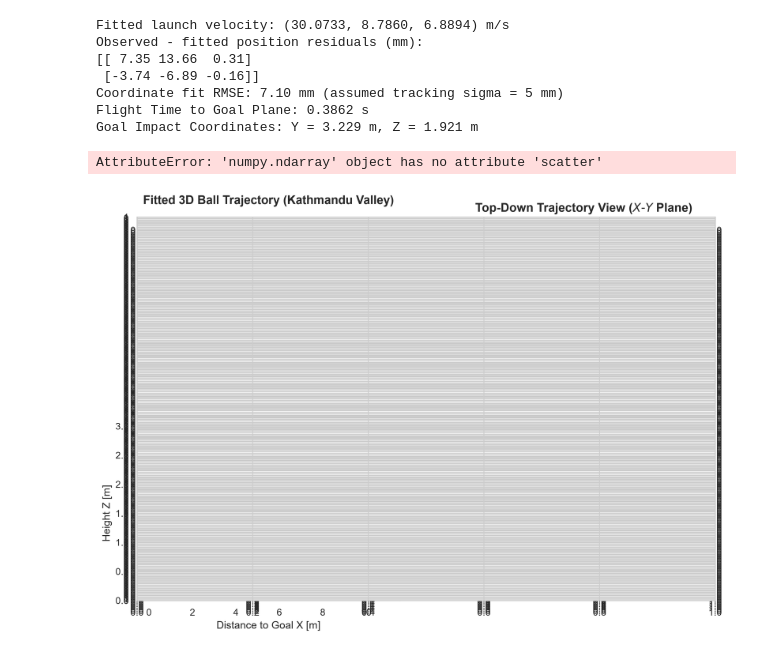
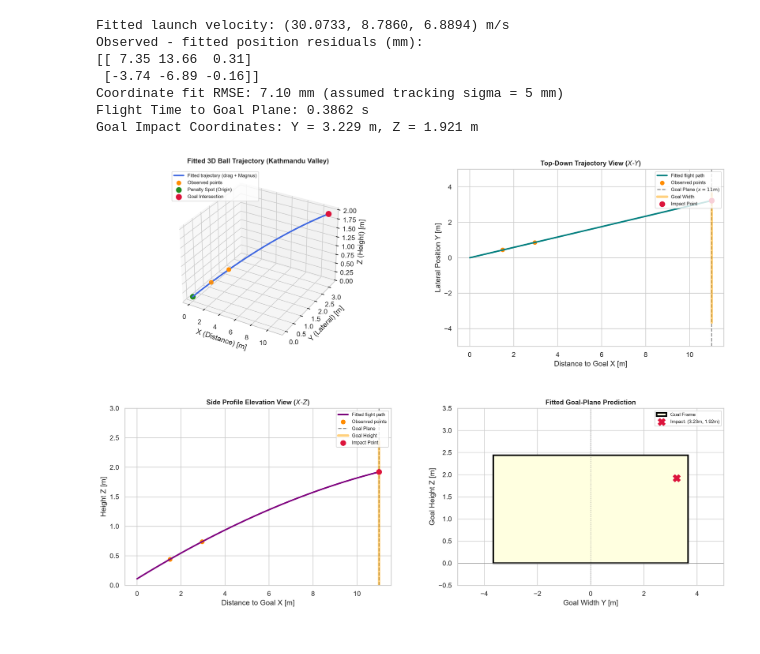
Before and after one commit to Zombizzzzzzz/UndergradPhysicsComp2026, a Jupyter notebook: upc2_masterODEeqn.ipynb, the cells around one changed output. Saved outputs shown, nothing was run; the diff lists cells and outputs as text; code cells hidden in the pictures.

```diff
--- a/upc2_masterODEeqn.ipynb
+++ b/upc2_masterODEeqn.ipynb
@@ -148,66 +148,71 @@ Coordinate fit RMSE: 7.10 mm (assumed tracking sigma = 5 mm)
 Flight Time to Goal Plane: 0.3862 s
 Goal Impact Coordinates: Y = 3.229 m, Z = 1.921 m
 # %%
-fig = plt.figure(figsize=(12, 8))
 
+
+# 1. Increased figure width and height for a 2x2 grid
+fig = plt.figure(figsize=(15, 11))
+
+# --- Subplot 1: 3D Trajectory ---
 ax1 = fig.add_subplot(221, projection='3d')
-
-ax1.plot(x_traj, y_traj, z_traj, label='Fitted trajectory (drag + assumed Magnus)', color='royalblue', lw=2.5)
-ax1.scatter([r1[0], r2[0]], [r1[1], r2[1]], [r1[2], r2[2]], color='darkorange', s=45, label='Observed tracking points')
+ax1.plot(x_traj, y_traj, z_traj, label='Fitted trajectory (drag + Magnus)', color='royalblue', lw=2.5)
+ax1.scatter([r1[0], r2[0]], [r1[1], r2[1]], [r1[2], r2[2]], color='darkorange', s=45, label='Observed points')
 ax1.scatter([0], [0], [0.11], color='forestgreen', s=70, label='Penalty Spot (Origin)')
 ax1.scatter([11.0], [final_y], [final_z], color='crimson', s=80, label='Goal Intersection')
 
-ax1.set_title("Fitted 3D Ball Trajectory (Kathmandu Valley)", fontsize=14, fontweight='bold', pad=15)
-ax1.set_xlabel("X (Distance to Goal) [m]")
-ax1.set_ylabel("Y (Lateral Deflection) [m]")
+ax1.set_title("Fitted 3D Ball Trajectory (Kathmandu Valley)", fontsize=11, fontweight='bold', pad=10)
+ax1.set_xlabel("X (Distance) [m]")
+ax1.set_ylabel("Y (Lateral) [m]")
 ax1.set_zlabel("Z (Height) [m]")
-ax1.legend(loc='upper left', frameon=True)
+ax1.legend(loc='upper left', frameon=True, fontsize=8)
 
+# --- Subplot 2: Top-Down X-Y Plane ---
 ax2 = fig.add_subplot(222)
-
-ax2.plot(x_traj, y_traj, color='teal', lw=2.5, label='Fitted flight path (drag + assumed Magnus)')
-ax2.scatter([r1[0], r2[0]], [r1[1], r2[1]], color='darkorange', s=45, label='Observed tracking points')
+ax2.plot(x_traj, y_traj, color='teal', lw=2.5, label='Fitted flight path')
+ax2.scatter([r1[0], r2[0]], [r1[1], r2[1]], color='darkorange', s=40, label='Observed points')
 ax2.axvline(11.0, color='gray', linestyle='--', label='Goal Plane ($x=11\\text{m}$)')
-ax2.plot([11.0, 11.0], [-3.66, 3.66], color='orange', linewidth=4, alpha=0.5, label='Goal Width Range')
+ax2.plot([11.0, 11.0], [-3.66, 3.66], color='orange', linewidth=4, alpha=0.5, label='Goal Width')
 ax2.scatter([11.0], [final_y], color='crimson', s=70, zorder=5, label='Impact Point')
 
-ax2.set_title("Top-Down Trajectory View ($X\\text{-}Y$ Plane)", fontsize=14, fontweight='bold')
+ax2.set_title("Top-Down Trajectory View ($X\\text{-}Y$)", fontsize=11, fontweight='bold')
 ax2.set_xlabel("Distance to Goal X [m]")
 ax2.set_ylabel("Lateral Position Y [m]")
 ax2.set_ylim(-5, 5)
-ax2.legend(loc='upper right', frameon=True)
+ax2.legend(loc='upper right', frameon=True, fontsize=8)
 
+# --- Subplot 3: Side Profile X-Z Plane ---
 ax3 = fig.add_subplot(223)
-
-ax3.plot(x_traj, z_traj, color='purple', lw=2.5, label='Fitted flight path (drag + assumed Magnus)')
-ax3.scatter([r1[0], r2[0]], [r1[2], r2[2]], color='darkorange', s=45, label='Observed tracking points')
+ax3.plot(x_traj, z_traj, color='purple', lw=2.5, label='Fitted flight path')
+ax3.scatter([r1[0], r2[0]], [r1[2], r2[2]], color='darkorange', s=45, label='Observed points')
 ax3.axvline(11.0, color='gray', linestyle='--', label='Goal Plane')
-ax3.plot([11.0, 11.0], [0.0, 2.44], color='orange', linewidth=4, alpha=0.5, label='Goal Height Range')
+ax3.plot([11.0, 11.0], [0.0, 2.44], color='orange', linewidth=4, alpha=0.5, label='Goal Height')
 ax3.scatter([11.0], [final_z], color='crimson', s=70, zorder=5, label='Impact Point')
 
-ax3.set_title("Side Profile Elevation View ($X\\text{-}Z$ Plane)", fontsize=14, fontweight='bold')
+ax3.set_title("Side Profile Elevation View ($X\\text{-}Z$)", fontsize=11, fontweight='bold')
 ax3.set_xlabel("Distance to Goal X [m]")
 ax3.set_ylabel("Height Z [m]")
 ax3.set_ylim(0, 3)
-ax3.legend(loc='upper right', frameon=True)
+ax3.legend(loc='upper right', frameon=True, fontsize=8)
 
-ax4 = fig.subplots(224)
+# --- Subplot 4: Goal-Plane Prediction ---
+ax4 = fig.add_subplot(224)
+goal_rect = plt.Rectangle((-3.66, 0.0), 7.32, 2.44, linewidth=2.5, edgecolor='black', facecolor='lightyellow', label='Goal Frame')
+ax4.add_patch(goal_rect)
+ax4.scatter([final_y], [final_z], color='crimson', s=140, marker='X', zorder=5, label=f"Impact: ({final_y:.2f}m, {final_z:.2f}m)")
 
-
-goal_rect = plt.Rectangle((-3.66, 0.0), 7.32, 2.44, linewidth=2.5, edgecolor='black', facecolor='lightyellow', label='Goal Frame')
-
-
-
-ax4.scatter([final_y], [final_z], color='crimson', s=160, marker='X', zorder=5, label=f"Fitted impact: ({final_y:.2f}m, {final_z:.2f}m)")
-
-ax4.set_title("Fitted Goal-Plane Prediction (drag + assumed Magnus)", fontsize=14, fontweight='bold')
+ax4.set_title("Fitted Goal-Plane Prediction", fontsize=11, fontweight='bold')
 ax4.set_xlabel("Goal Width Y [m]")
 ax4.set_ylabel("Goal Height Z [m]")
 ax4.set_xlim(-5.0, 5.0)
 ax4.set_ylim(-0.5, 3.5)
 ax4.axhline(0, color='gray', linewidth=0.8)
 ax4.axvline(0, color='gray', linewidth=0.8, linestyle=':')
-ax4.legend(loc='upper right', frameon=True)
+ax4.legend(loc='upper right', frameon=True, fontsize=8)
+
+# --- Layout Adjustments to Prevent Overlap ---
+fig.tight_layout(pad=2.5)
+fig.subplots_adjust(wspace=0.25, hspace=0.35)
+
+plt.show()
 # %% [output]
-AttributeError: 'numpy.ndarray' object has no attribute 'scatter'
-[figure, old version]
+[figure, new version]
```
Also changed, not shown: 1 other file.
